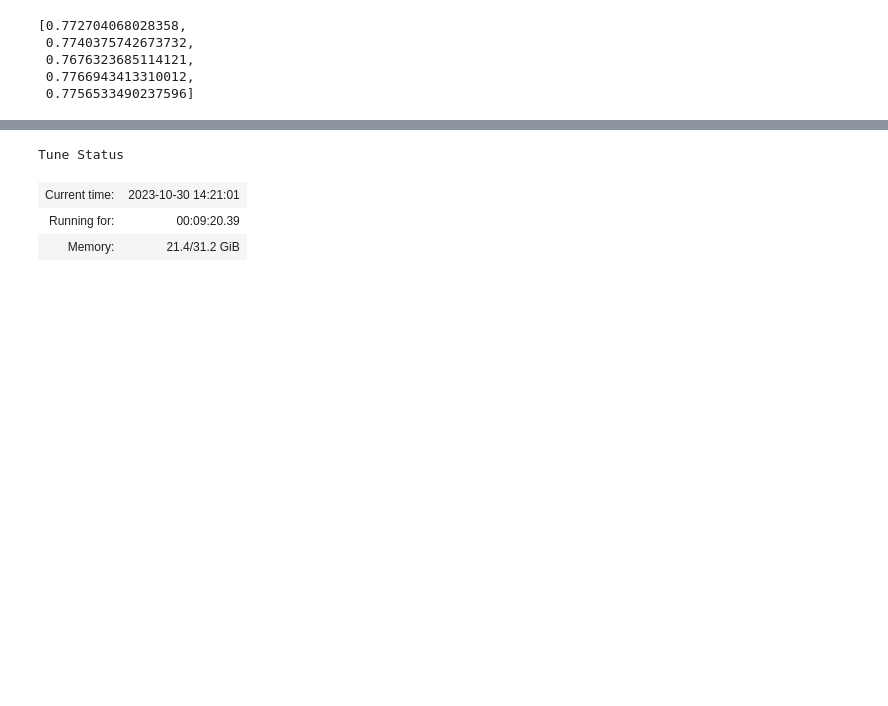
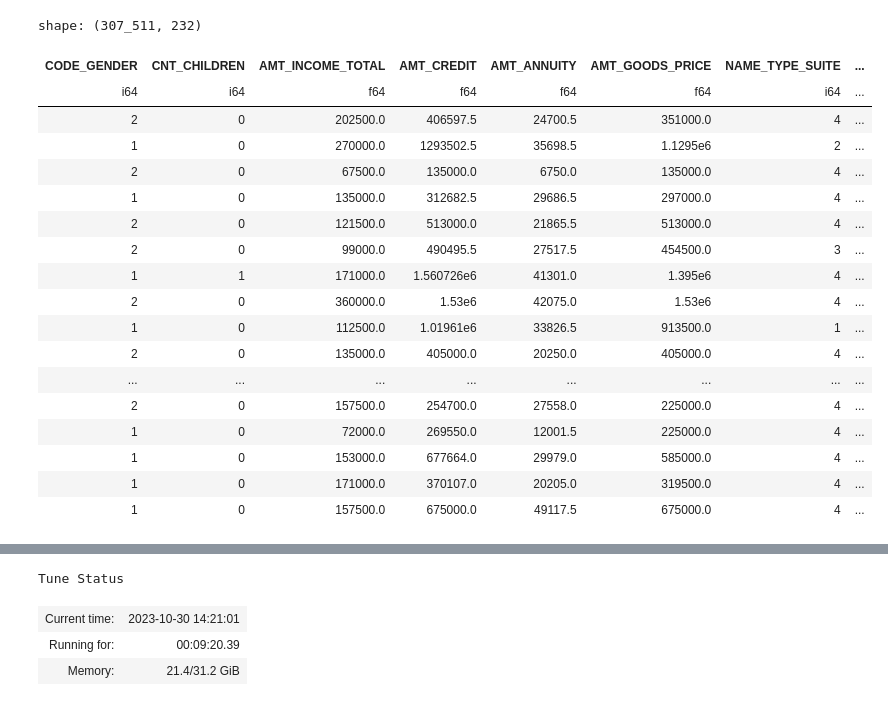
Before and after one commit to gediminas-skvarnavicius/home-credit-group-ml, a Jupyter notebook: model_1_difficulties.ipynb, the cells around one changed output, grey strips where cells are left out. Drawn from its saved outputs; the diff is of its cells as text; code cells hidden in the pictures; blank space fills up the shorter version.

```diff
--- a/model_1_difficulties.ipynb
+++ b/model_1_difficulties.ipynb
@@ -17,8 +17,8 @@ X_train=train_data.drop(columns=id_and_target)
 y_train=train_data['TARGET']
 # %%
 bool_features = []
-for feature in X_train.columns:
-    if train_data[feature].drop_nulls().n_unique() == 2:
+for feature in X_train.select(pl.col(pl.Utf8)).columns:
+    if train_data[feature].n_unique() == 2:
         bool_features.append(feature)
 
 cat_features = [
@@ -40,11 +40,3 @@ preprocessing.steps.append(('encoders',encoders))
 # %%
 model_lgb=LGBMClassifier(n_jobs=1,verbosity=-1,force_col_wise=True)
 full_pipeline=Pipeline([('preprocessing', preprocessing),('model',model_lgb)])
-# %%
-scores
-# %% [output]
-[0.772704068028358,
- 0.7740375742673732,
- 0.7676323685114121,
- 0.7766943413310012,
- 0.7756533490237596]
@@ -50,0 +45,22 @@ scores
+# %%
+full_pipeline['preprocessing'].fit_transform(X_train,y_train)
+# %% [output]
+shape: (307_511, 232)
+| CODE_GENDER | CNT_CHILDREN | AMT_INCOME_TOTAL | AMT_CREDIT | AMT_ANNUITY | AMT_GOODS_PRICE | NAME_TYPE_SUITE | ... |
+| i64 | i64 | f64 | f64 | f64 | f64 | i64 | ... |
+| 2 | 0 | 202500.0 | 406597.5 | 24700.5 | 351000.0 | 4 | ... |
+| 1 | 0 | 270000.0 | 1293502.5 | 35698.5 | 1.1295e6 | 2 | ... |
+| 2 | 0 | 67500.0 | 135000.0 | 6750.0 | 135000.0 | 4 | ... |
+| 1 | 0 | 135000.0 | 312682.5 | 29686.5 | 297000.0 | 4 | ... |
+| 2 | 0 | 121500.0 | 513000.0 | 21865.5 | 513000.0 | 4 | ... |
+| 2 | 0 | 99000.0 | 490495.5 | 27517.5 | 454500.0 | 3 | ... |
+| 1 | 1 | 171000.0 | 1.560726e6 | 41301.0 | 1.395e6 | 4 | ... |
+| 2 | 0 | 360000.0 | 1.53e6 | 42075.0 | 1.53e6 | 4 | ... |
+| 1 | 0 | 112500.0 | 1.01961e6 | 33826.5 | 913500.0 | 1 | ... |
+| 2 | 0 | 135000.0 | 405000.0 | 20250.0 | 405000.0 | 4 | ... |
+| ... | ... | ... | ... | ... | ... | ... | ... |
+| 2 | 0 | 157500.0 | 254700.0 | 27558.0 | 225000.0 | 4 | ... |
+| 1 | 0 | 72000.0 | 269550.0 | 12001.5 | 225000.0 | 4 | ... |
+| 1 | 0 | 153000.0 | 677664.0 | 29979.0 | 585000.0 | 4 | ... |
+| 1 | 0 | 171000.0 | 370107.0 | 20205.0 | 319500.0 | 4 | ... |
+| 1 | 0 | 157500.0 | 675000.0 | 49117.5 | 675000.0 | 4 | ... |
```
Also changed, not shown: parts of 3 cells of this notebook.
